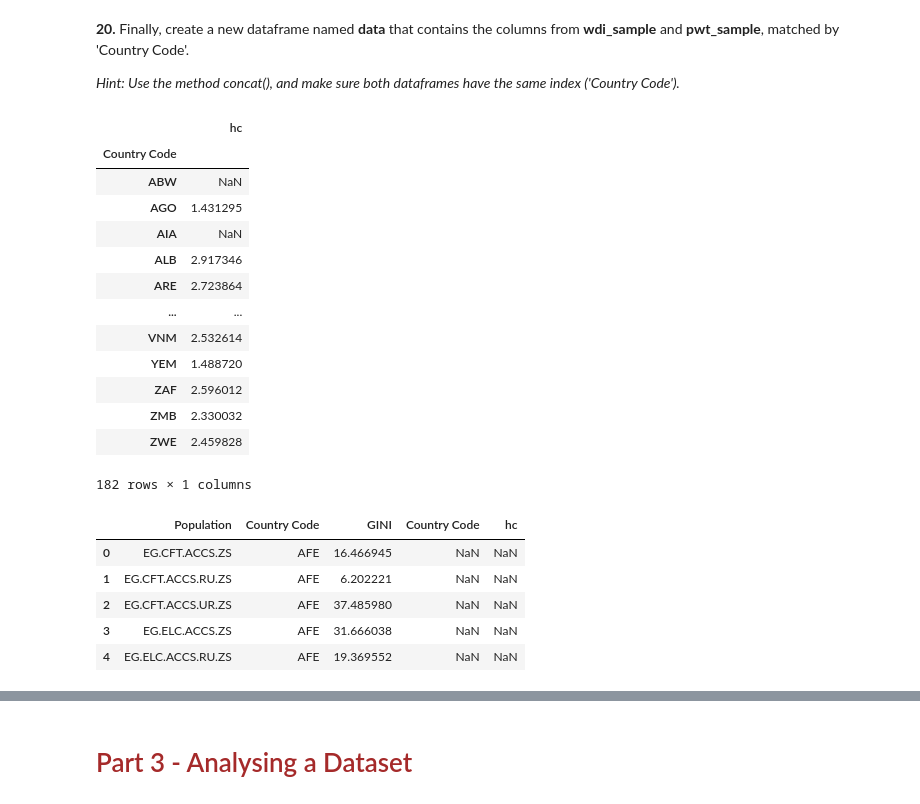
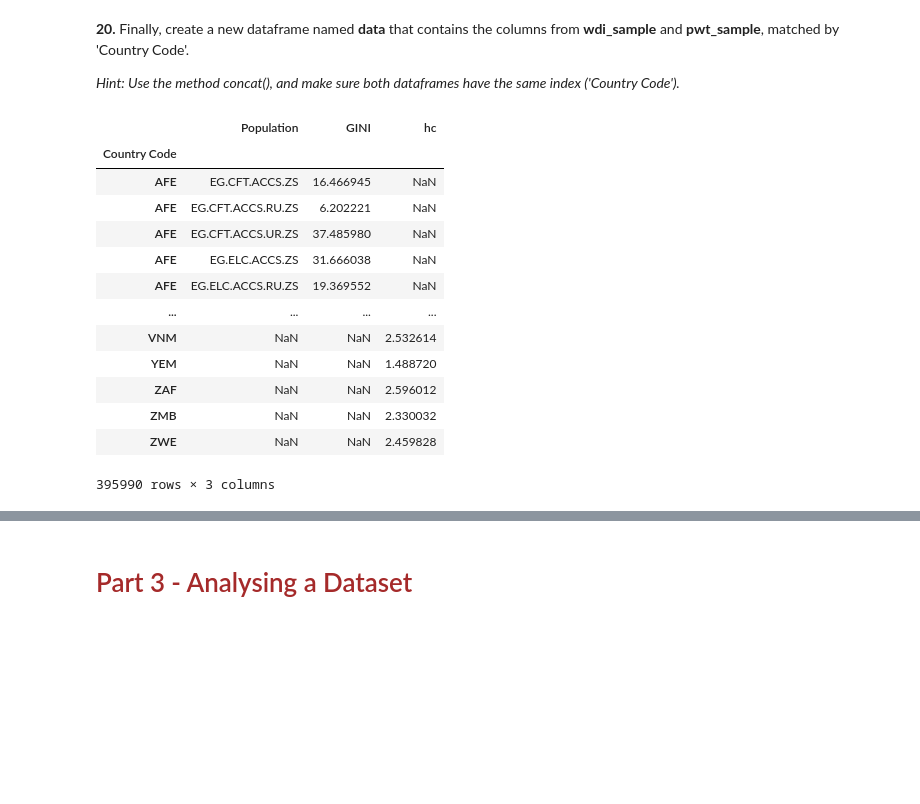
Before and after one commit to Mangerona01/Homework-2, a Jupyter notebook: hw2_pds_2024.ipynb, the cells around one changed output, grey strips where cells are left out. Drawn from its saved outputs; the diff is of its cells as text; code cells hidden in the pictures; blank space fills up the shorter version.

```diff
--- a/hw2_pds_2024.ipynb
+++ b/hw2_pds_2024.ipynb
@@ -431,30 +431,24 @@ pwt_sample.head()
 *Hint: Use the method concat(), and make sure both dataframes have the same index ('Country Code').*
 # %%
 wdi_sample = wdi_sample.rename(columns={'GDP': 'Country Code'})
-wdi_sample.set_index('Country Code')
-pwt_sample.set_index('Country Code')
+wdi_sample = wdi_sample.set_index('Country Code')
-# %% [output]
-|  | hc |
-| Country Code |  |
-| ABW | NaN |
-| AGO | 1.431295 |
-| AIA | NaN |
-| ALB | 2.917346 |
-| ARE | 2.723864 |
-| ... | ... |
-| VNM | 2.532614 |
-| YEM | 1.488720 |
-| ZAF | 2.596012 |
-| ZMB | 2.330032 |
-| ZWE | 2.459828 |
-182 rows × 1 columns
+# %%
+pwt_sample = pwt_sample.set_index('Country Code')
 # %%
-data = pd.concat([wdi_sample, pwt_sample], axis=1)
-data.head()
+data=pd.concat([wdi_sample,pwt_sample])
+data
 # %% [output]
-|  | Population | Country Code | GINI | Country Code | hc |
-| 0 | EG.CFT.ACCS.ZS | AFE | 16.466945 | NaN | NaN |
-| 1 | EG.CFT.ACCS.RU.ZS | AFE | 6.202221 | NaN | NaN |
-| 2 | EG.CFT.ACCS.UR.ZS | AFE | 37.485980 | NaN | NaN |
-| 3 | EG.ELC.ACCS.ZS | AFE | 31.666038 | NaN | NaN |
-| 4 | EG.ELC.ACCS.RU.ZS | AFE | 19.369552 | NaN | NaN |
+|  | Population | GINI | hc |
+| Country Code |  |  |  |
+| AFE | EG.CFT.ACCS.ZS | 16.466945 | NaN |
+| AFE | EG.CFT.ACCS.RU.ZS | 6.202221 | NaN |
+| AFE | EG.CFT.ACCS.UR.ZS | 37.485980 | NaN |
+| AFE | EG.ELC.ACCS.ZS | 31.666038 | NaN |
+| AFE | EG.ELC.ACCS.RU.ZS | 19.369552 | NaN |
+| ... | ... | ... | ... |
+| VNM | NaN | NaN | 2.532614 |
+| YEM | NaN | NaN | 1.488720 |
+| ZAF | NaN | NaN | 2.596012 |
+| ZMB | NaN | NaN | 2.330032 |
+| ZWE | NaN | NaN | 2.459828 |
+395990 rows × 3 columns
```
Also changed, not shown: parts of 1 cell of this notebook.
